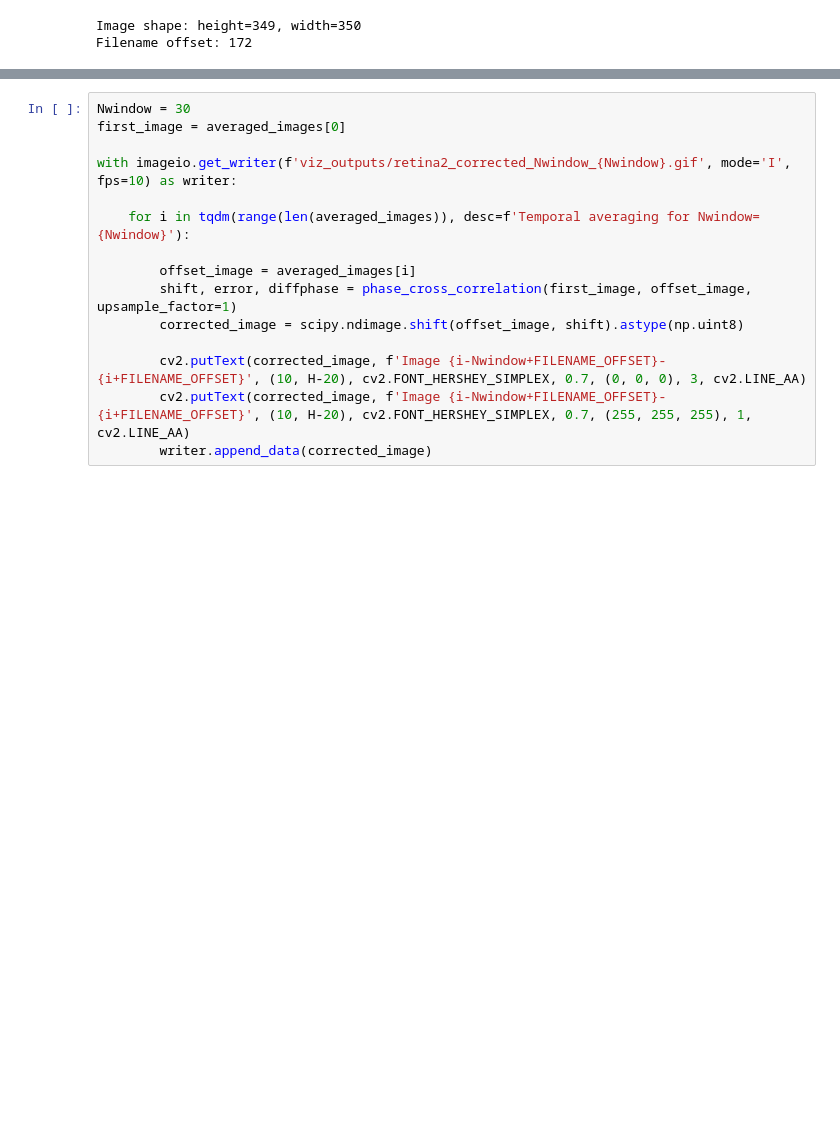
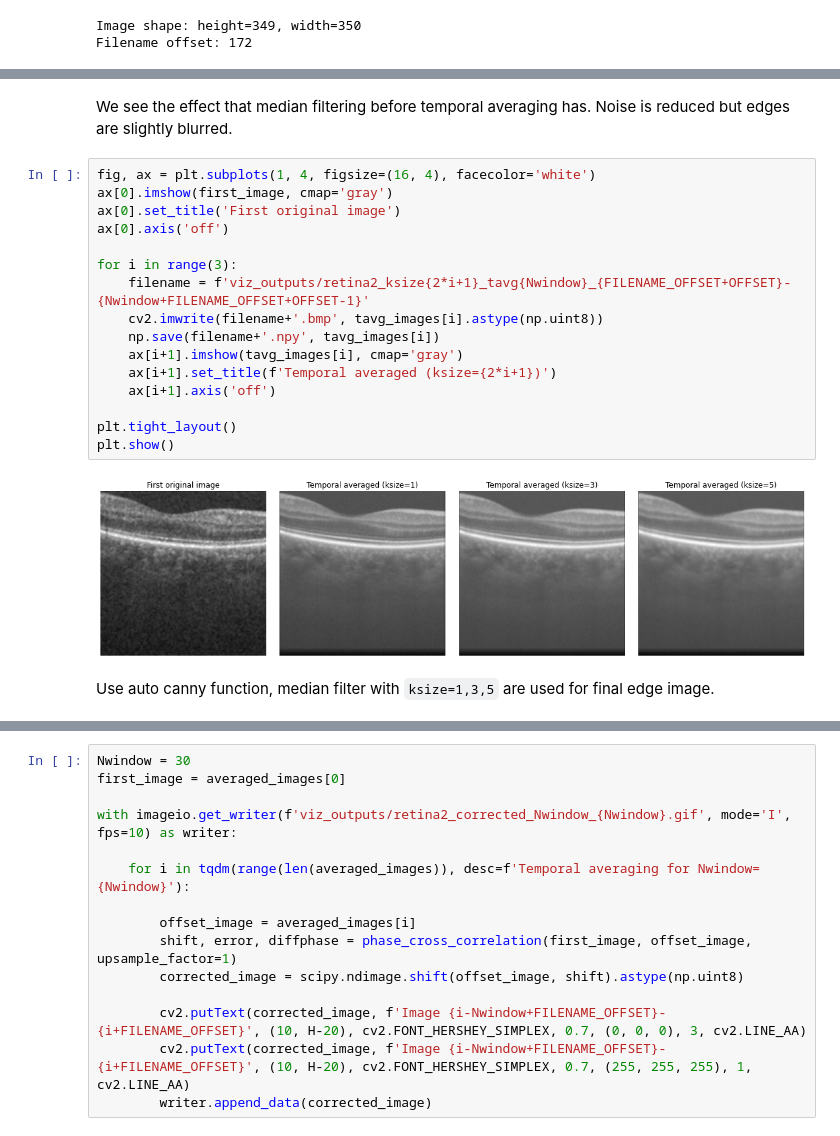
Before and after one commit to leephilipx/intelligent-system-design, a Jupyter notebook: part2/temporal_averaging.ipynb, the cells around one changed output, grey strips where cells are left out. Saved outputs shown, nothing was run; the diff lists cells and outputs as text; blank space fills up the shorter version.

```diff
--- a/part2/temporal_averaging.ipynb
+++ b/part2/temporal_averaging.ipynb
@@ -28,0 +95,22 @@ with imageio.get_writer('viz_outputs/retina2.gif', mode='I', fps=30) as writer:
+# %% [markdown]
+We see the effect that median filtering before temporal averaging has. Noise is reduced but edges are slightly blurred.
+# %%
+fig, ax = plt.subplots(1, 4, figsize=(16, 4), facecolor='white')
+ax[0].imshow(first_image, cmap='gray')
+ax[0].set_title('First original image')
+ax[0].axis('off')
+
+for i in range(3):
+    filename = f'viz_outputs/retina2_ksize{2*i+1}_tavg{Nwindow}_{FILENAME_OFFSET+OFFSET}-{Nwindow+FILENAME_OFFSET+OFFSET-1}'
+    cv2.imwrite(filename+'.bmp', tavg_images[i].astype(np.uint8))
+    np.save(filename+'.npy', tavg_images[i])
+    ax[i+1].imshow(tavg_images[i], cmap='gray')
+    ax[i+1].set_title(f'Temporal averaged (ksize={2*i+1})')
+    ax[i+1].axis('off')
+
+plt.tight_layout()
+plt.show()
+# %% [output]
+[figure, added]
+# %% [markdown]
+Use auto canny function, median filter with `ksize=1,3,5` are used for final edge image.
```
Also changed, not shown: parts of 29 cells of this notebook, 2 other files.
